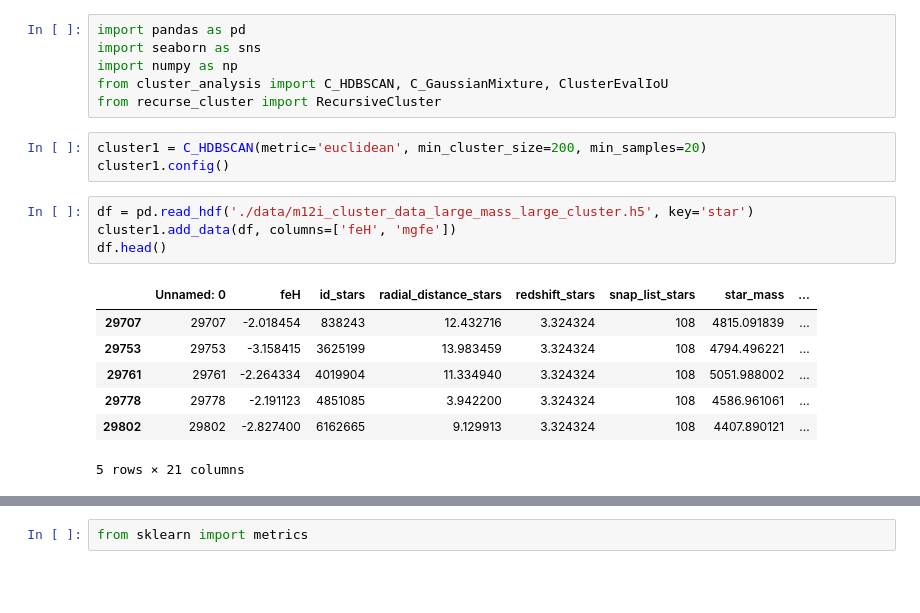
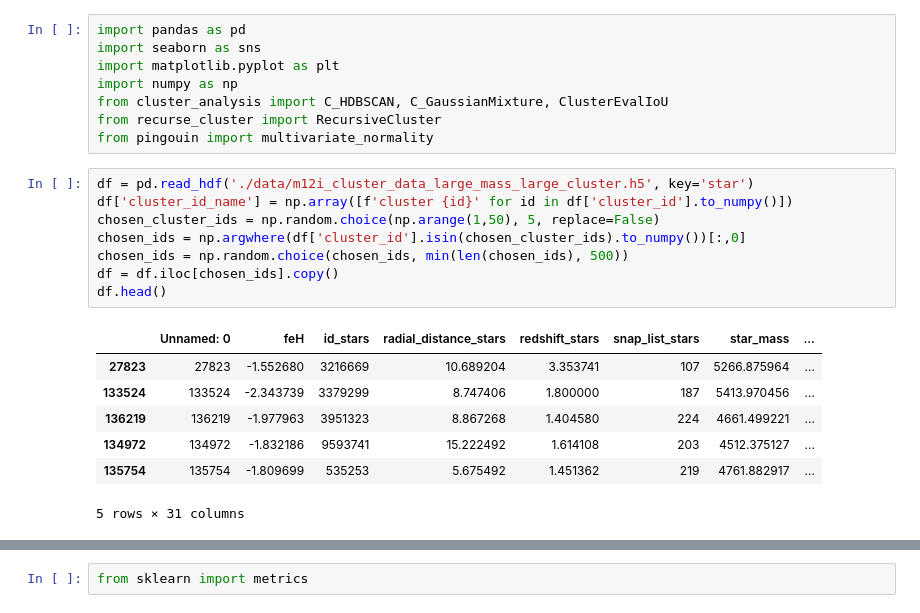
Before and after one commit to michaelyhuang23/Gaia3DR-explore, a Jupyter notebook: recurse_cluster_test.ipynb, the cells around one changed output, grey strips where cells are left out. Cells and saved outputs as stored; diff of their text form; blank space fills up the shorter version.

```diff
--- a/recurse_cluster_test.ipynb
+++ b/recurse_cluster_test.ipynb
@@ -1,21 +1,24 @@
 # %%
 import pandas as pd
 import seaborn as sns
+import matplotlib.pyplot as plt
 import numpy as np
 from cluster_analysis import C_HDBSCAN, C_GaussianMixture, ClusterEvalIoU
 from recurse_cluster import RecursiveCluster
+from pingouin import multivariate_normality
-# %%
-cluster1 = C_HDBSCAN(metric='euclidean', min_cluster_size=200, min_samples=20)
-cluster1.config()
-# %%
-df = pd.read_hdf('./data/m12i_cluster_data_large_mass_large_cluster.h5', key='star')
-cluster1.add_data(df, columns=['feH', 'mgfe'])
-df.head()
-# %% [output]
-|  | Unnamed: 0 | feH | id_stars | radial_distance_stars | redshift_stars | snap_list_stars | star_mass | ... |
-| 29707 | 29707 | -2.018454 | 838243 | 12.432716 | 3.324324 | 108 | 4815.091839 | ... |
-| 29753 | 29753 | -3.158415 | 3625199 | 13.983459 | 3.324324 | 108 | 4794.496221 | ... |
-| 29761 | 29761 | -2.264334 | 4019904 | 11.334940 | 3.324324 | 108 | 5051.988002 | ... |
-| 29778 | 29778 | -2.191123 | 4851085 | 3.942200 | 3.324324 | 108 | 4586.961061 | ... |
-| 29802 | 29802 | -2.827400 | 6162665 | 9.129913 | 3.324324 | 108 | 4407.890121 | ... |
-5 rows × 21 columns
+# %%
+df = pd.read_hdf('./data/m12i_cluster_data_large_mass_large_cluster.h5', key='star')
+df['cluster_id_name'] = np.array([f'cluster {id}' for id in df['cluster_id'].to_numpy()])
+chosen_cluster_ids = np.random.choice(np.arange(1,50), 5, replace=False)
+chosen_ids = np.argwhere(df['cluster_id'].isin(chosen_cluster_ids).to_numpy())[:,0]
+chosen_ids = np.random.choice(chosen_ids, min(len(chosen_ids), 500))
+df = df.iloc[chosen_ids].copy()
+df.head()
+# %% [output]
+|  | Unnamed: 0 | feH | id_stars | radial_distance_stars | redshift_stars | snap_list_stars | star_mass | ... |
+| 27823 | 27823 | -1.552680 | 3216669 | 10.689204 | 3.353741 | 107 | 5266.875964 | ... |
+| 133524 | 133524 | -2.343739 | 3379299 | 8.747406 | 1.800000 | 187 | 5413.970456 | ... |
+| 136219 | 136219 | -1.977963 | 3951323 | 8.867268 | 1.404580 | 224 | 4661.499221 | ... |
+| 134972 | 134972 | -1.832186 | 9593741 | 15.222492 | 1.614108 | 203 | 4512.375127 | ... |
+| 135754 | 135754 | -1.809699 | 535253 | 5.675492 | 1.451362 | 219 | 4761.882917 | ... |
+5 rows × 31 columns
```
Also changed, not shown: parts of 14 cells of this notebook, 4 other files.
